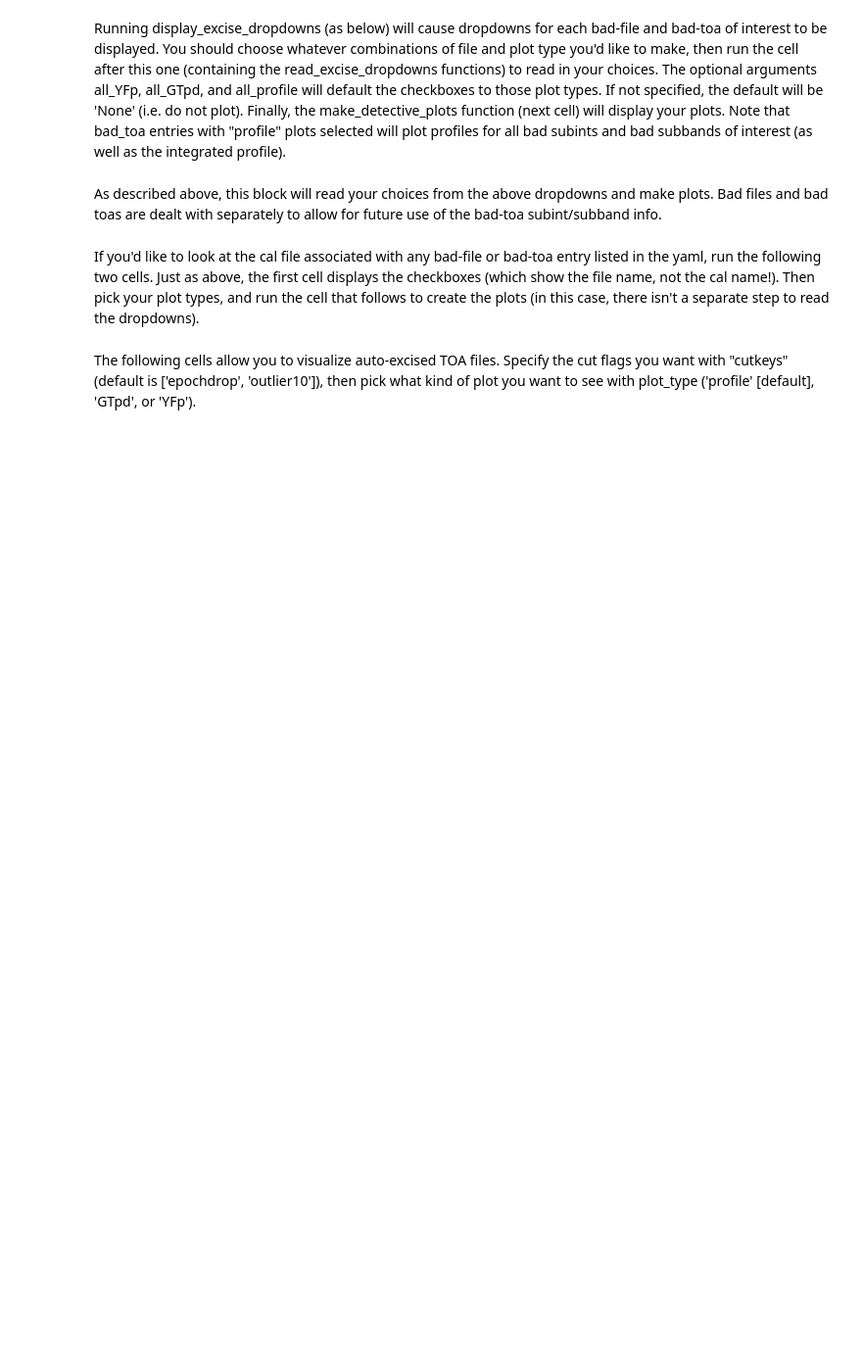
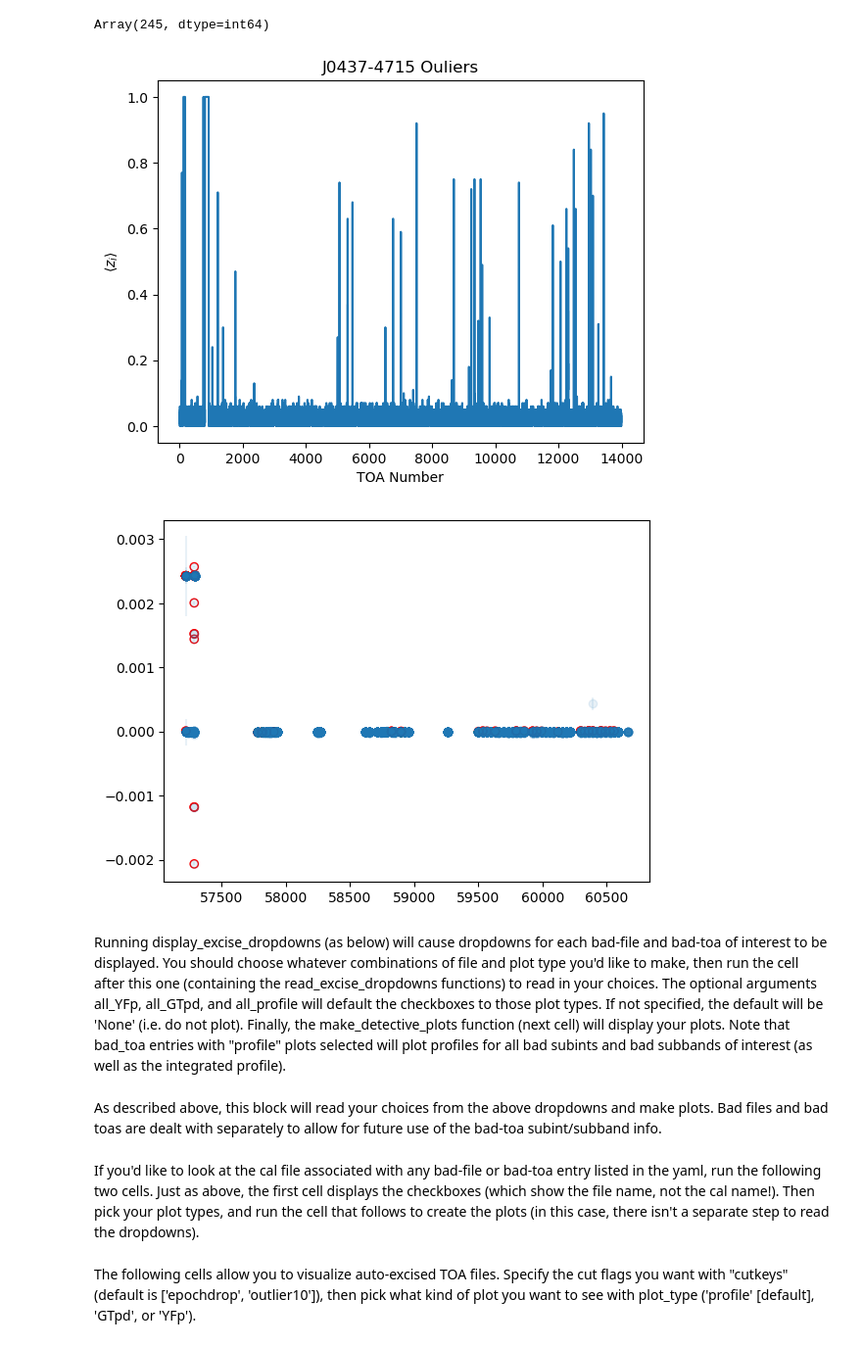
Before and after one commit to nanograv/pint_pal, a Jupyter notebook: nb_templates/toa_excision_discovery.ipynb, the cells around one changed output. Shown: that part at 98% size. Cells and saved outputs as stored; diff of their text form; code cells hidden in the pictures; blank space fills up the shorter version.

Commit message:
add more gibbs setup; start testing in template notebook

```diff
--- a/nb_templates/toa_excision_discovery.ipynb
+++ b/nb_templates/toa_excision_discovery.ipynb
@@ -50,0 +156,4 @@ file_matches, toa_matches = tc.get_investigation_files()
+# %%
+gibbs_fn = ou.make_gibbs_fn(psrl, pdict)
+jgibbs = jax.jit(gibbs_fn)
+numpyro_model = ou.make_numpyro_outlier_model(psrl, psr)
@@ -50,0 +165,8 @@ file_matches, toa_matches = tc.get_investigation_files()
+# %%
+hmc_kernel = infer.NUTS(numpyro_model, max_tree_depth=10, target_accept_prob=0.99)
+kernel = infer.HMCGibbs(hmc_kernel, gibbs_fn=jgibbs, gibbs_sites=['theta','z_i', 'alpha_i', 'coeffs', 'q'])
+mcmc = infer.MCMC(kernel, num_warmup=20, num_samples=100, num_chains=1)
+# %%
+mcmc.run(jax.random.PRNGKey(0))
+# %%
+samples = mcmc.get_samples()
@@ -51,3 +193,25 @@ file_matches, toa_matches = tc.get_investigation_files()
+# %%
+np.sum(bad_toa_mask)
+# %% [output]
+Array(245, dtype=int64)
+# %%
+ds_psr = psr
+plt.plot(np.mean(samples['z_i'], axis=0))
+plt.title(f"{ds_psr.name} Ouliers")
+plt.xlabel("TOA Number")
+plt.ylabel("$\\langle z_i \\rangle$")
+# plt.scatter([100, 345, 900, 1000], [1, 1, 1, 1], marker='o', facecolor='none', edgecolor='r')
+# plt.yscale("log")
+plt.show()
+bad_toa_mask = np.mean(samples['z_i'], axis=0) > 0.1
+
+plt.errorbar(ds_psr.toas / 86400, ds_psr.residuals, yerr=ds_psr.toaerrs, alpha=0.1, fmt='o')
+plt.scatter(ds_psr.toas[bad_toa_mask] / 86400, ds_psr.residuals[bad_toa_mask], facecolor='none', edgecolor='r')
+#plt.ylim(-1e-5, 1e-5)
+plt.show()
+# %% [output]
+[figure, added]
+[figure, added]
 # %%
 if run_outlier_analysis:
     if not load_pout: # load raw tims unless otherwise noted
```
Also changed, not shown: parts of 24 cells of this notebook, 1 other file.
